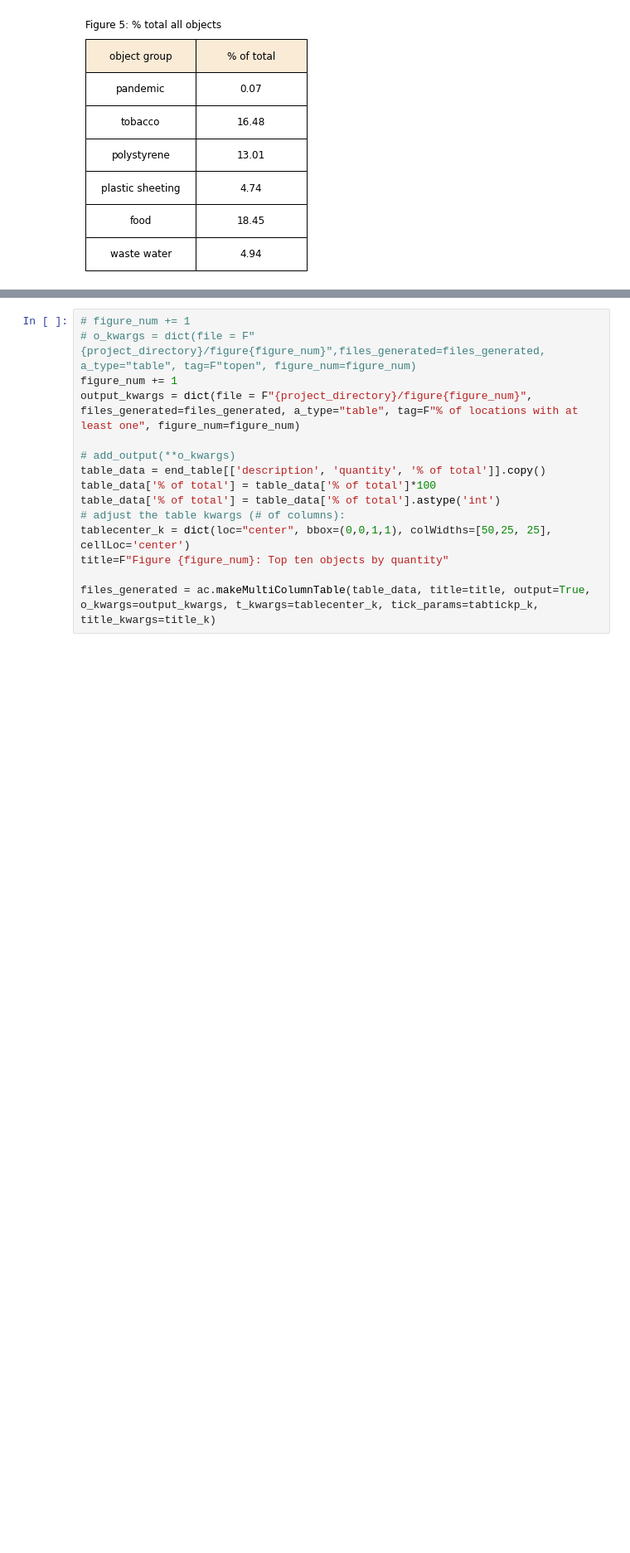
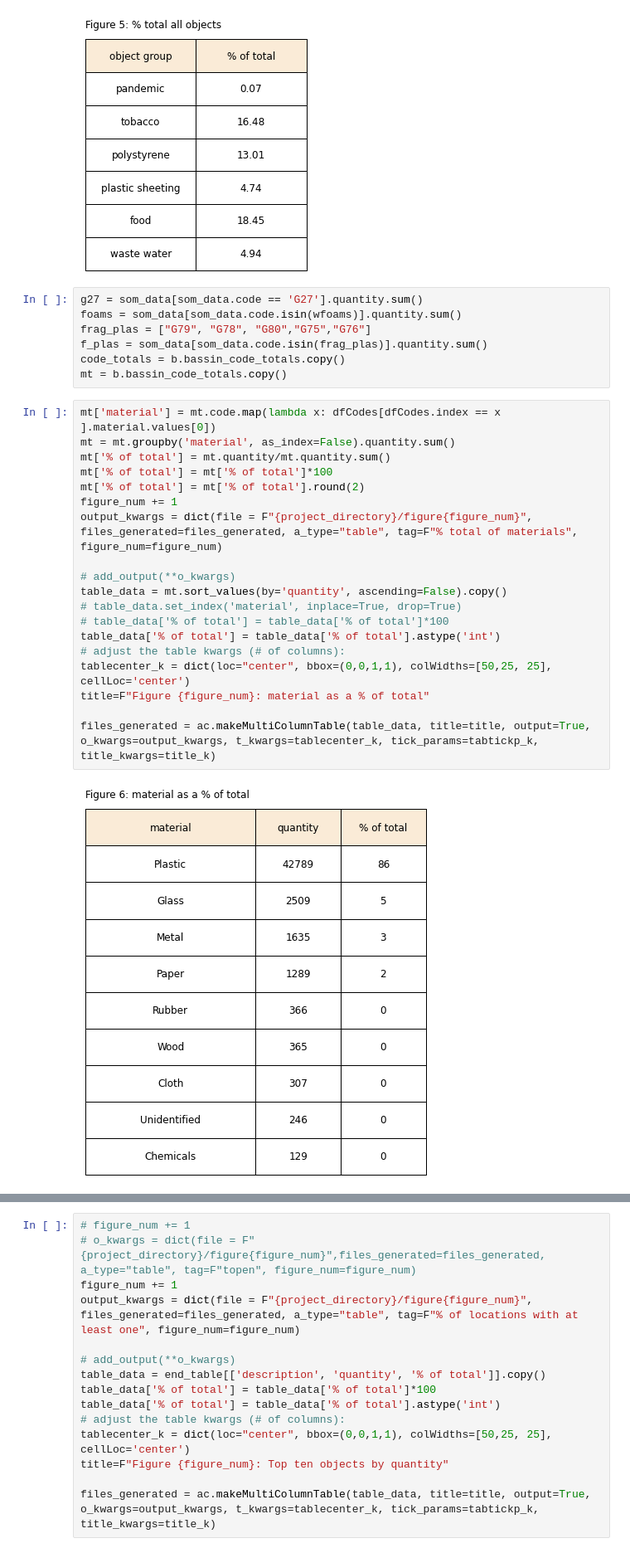
Before and after one commit to hammerdirt-analyst/iqals, a Jupyter notebook: reply.ipynb, the cells around one changed output, grey strips where cells are left out. Shown at 83% size. Saved outputs shown, nothing was run; the diff lists cells and outputs as text; blank space fills up the shorter version.

Commit message:
added html output

```diff
--- a/reply.ipynb
+++ b/reply.ipynb
@@ -574,4 +549,32 @@ title=F"Figure {figure_num}: % total all objects"
 files_generated=ac.makeMultiColumnTable(table_data, title=title, output=True, o_kwargs=output_kwargs, t_kwargs=tablecenter_k, tick_params=tabtickp_k, title_kwargs=title_k)
 # %% [output]
 [figure]
+# %%
+g27 = som_data[som_data.code == 'G27'].quantity.sum()
+foams = som_data[som_data.code.isin(wfoams)].quantity.sum()
+frag_plas = ["G79", "G78", "G80","G75","G76"]
+f_plas = som_data[som_data.code.isin(frag_plas)].quantity.sum()
+code_totals = b.bassin_code_totals.copy()
+mt = b.bassin_code_totals.copy()
+# %%
+mt['material'] = mt.code.map(lambda x: dfCodes[dfCodes.index == x ].material.values[0])
+mt = mt.groupby('material', as_index=False).quantity.sum()
+mt['% of total'] = mt.quantity/mt.quantity.sum()
+mt['% of total'] = mt['% of total']*100
+mt['% of total'] = mt['% of total'].round(2)
+figure_num += 1
+output_kwargs = dict(file = F"{project_directory}/figure{figure_num}", files_generated=files_generated, a_type="table", tag=F"% total of materials", figure_num=figure_num)
+
+# add_output(**o_kwargs)
+table_data = mt.sort_values(by='quantity', ascending=False).copy()
+# table_data.set_index('material', inplace=True, drop=True)
+# table_data['% of total'] = table_data['% of total']*100
+table_data['% of total'] = table_data['% of total'].astype('int')
+# adjust the table kwargs (# of columns):
+tablecenter_k = dict(loc="center", bbox=(0,0,1,1), colWidths=[50,25, 25], cellLoc='center')
+title=F"Figure {figure_num}: material as a % of total"
+
+files_generated = ac.makeMultiColumnTable(table_data, title=title, output=True, o_kwargs=output_kwargs, t_kwargs=tablecenter_k, tick_params=tabtickp_k, title_kwargs=title_k)
+# %% [output]
+[figure, added]
 # %%
```
Also changed, not shown: parts of 7 cells of this notebook, 5 other files.
